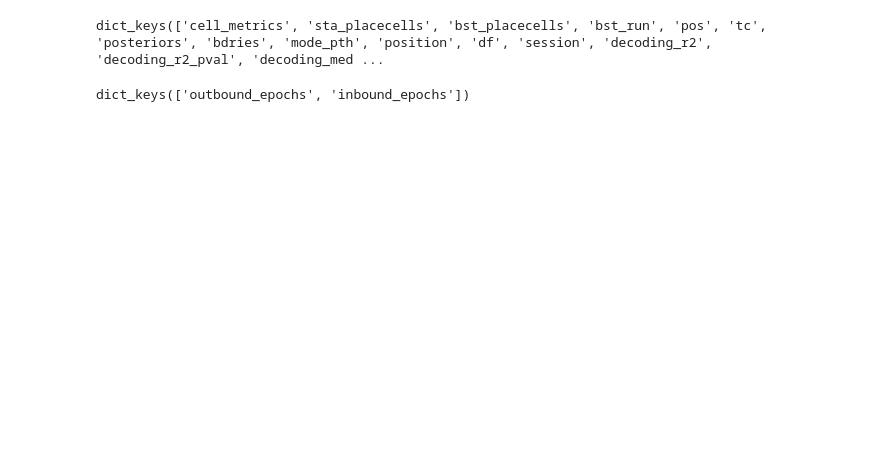
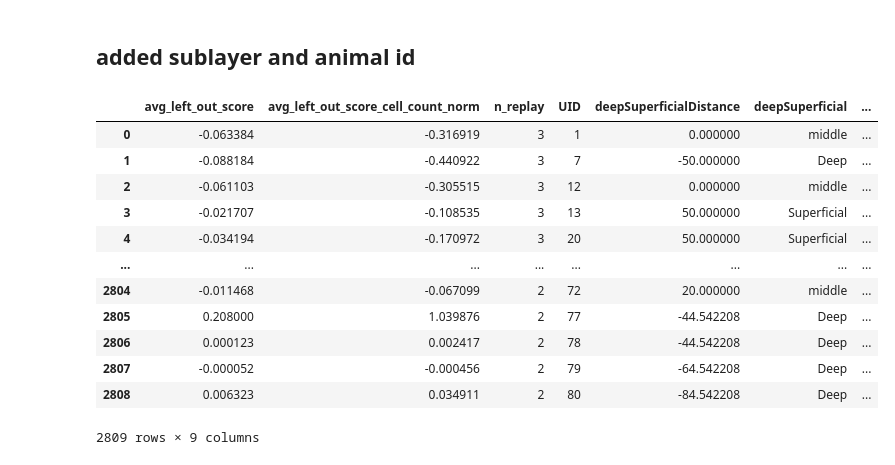
Before and after one commit to ryanharvey1/ripple_heterogeneity, a Jupyter notebook: scripts/replay/leave_one_out_replay.ipynb, the cells around one changed output. Drawn from its saved outputs; the diff is of its cells as text; code cells hidden in the pictures; blank space fills up the shorter version.

```diff
--- a/scripts/replay/leave_one_out_replay.ipynb
+++ b/scripts/replay/leave_one_out_replay.ipynb
@@ -76,7 +86,15 @@ def get_leave_one_out_score(results, direction):
     scores = leave_one_out_score(results, direction, idx_replay)
     avg_left_out_score = (scores - obs_scores).mean(axis=1)
 
-    return avg_left_out_score
+    n_cells_per_replay = [
+        bst.n_active for bst in results[direction]["bst_placecells"][idx_replay]
+    ]
+
+    avg_left_out_score_cell_count_norm = (
+        scores * n_cells_per_replay - obs_scores * n_cells_per_replay
+    ).mean(axis=1)
+
+    return avg_left_out_score, avg_left_out_score_cell_count_norm, len(idx_replay)
 
 
 results_df = pd.DataFrame()
@@ -93,10 +111,11 @@ for basepath in df.basepath.unique():
     for direction in ["inbound_epochs", "outbound_epochs"]:
         temp_df = pd.DataFrame()
 
-        temp_df["avg_left_out_score"] = get_leave_one_out_score(results, direction)
-
-        bst.n_active_per_bin
-
+        (
+            temp_df["avg_left_out_score"],
+            temp_df["avg_left_out_score_cell_count_norm"],
+            temp_df["n_replay"]
+        ) = get_leave_one_out_score(results, direction)
 
         cell_metrics = results[direction]["cell_metrics"]
         temp_df["UID"] = cell_metrics.UID.values
@@ -227,13 +127,21 @@ array([0.11949161, 0.4006972 , 0.47853975, 0.31476137, 0.62269588,
-# %%
-results[replay.direction].keys()
-
-idx = np.where((results['outbound_epochs']['df'].score_pval_time_swap < 0.05) &
-                (results['outbound_epochs']['df'].replay_type == 'forward'))[0]
-# %% [output]
-dict_keys(['cell_metrics', 'sta_placecells', 'bst_placecells', 'bst_run', 'pos', 'tc', 'posteriors', 'bdries', 'mode_pth', 'position', 'df', 'session', 'decoding_r2', 'decoding_r2_pval', 'decoding_med ...
-# %%
-sig_replays,
-
-results.keys()
-# %% [output]
-dict_keys(['outbound_epochs', 'inbound_epochs'])
+# %% [markdown]
+## added sublayer and animal id
+# %%
+results_df = add_new_deep_sup.deep_sup_from_deepSuperficialDistance(results_df)
+for basepath in results_df.basepath.unique():
+    results_df.loc[results_df.basepath == basepath, "animal_id"] = loading.get_animal_id(basepath)
+results_df
+# %% [output]
+|  | avg_left_out_score | avg_left_out_score_cell_count_norm | n_replay | UID | deepSuperficialDistance | deepSuperficial | ... |
+| 0 | -0.063384 | -0.316919 | 3 | 1 | 0.000000 | middle | ... |
+| 1 | -0.088184 | -0.440922 | 3 | 7 | -50.000000 | Deep | ... |
+| 2 | -0.061103 | -0.305515 | 3 | 12 | 0.000000 | middle | ... |
+| 3 | -0.021707 | -0.108535 | 3 | 13 | 50.000000 | Superficial | ... |
+| 4 | -0.034194 | -0.170972 | 3 | 20 | 50.000000 | Superficial | ... |
+| ... | ... | ... | ... | ... | ... | ... | ... |
+| 2804 | -0.011468 | -0.067099 | 2 | 72 | 20.000000 | middle | ... |
+| 2805 | 0.208000 | 1.039876 | 2 | 77 | -44.542208 | Deep | ... |
+| 2806 | 0.000123 | 0.002417 | 2 | 78 | -44.542208 | Deep | ... |
+| 2807 | -0.000052 | -0.000456 | 2 | 79 | -64.542208 | Deep | ... |
+| 2808 | 0.006323 | 0.034911 | 2 | 80 | -84.542208 | Deep | ... |
+2809 rows × 9 columns
```
Also changed, not shown: parts of 22 cells of this notebook, 1 other file.
